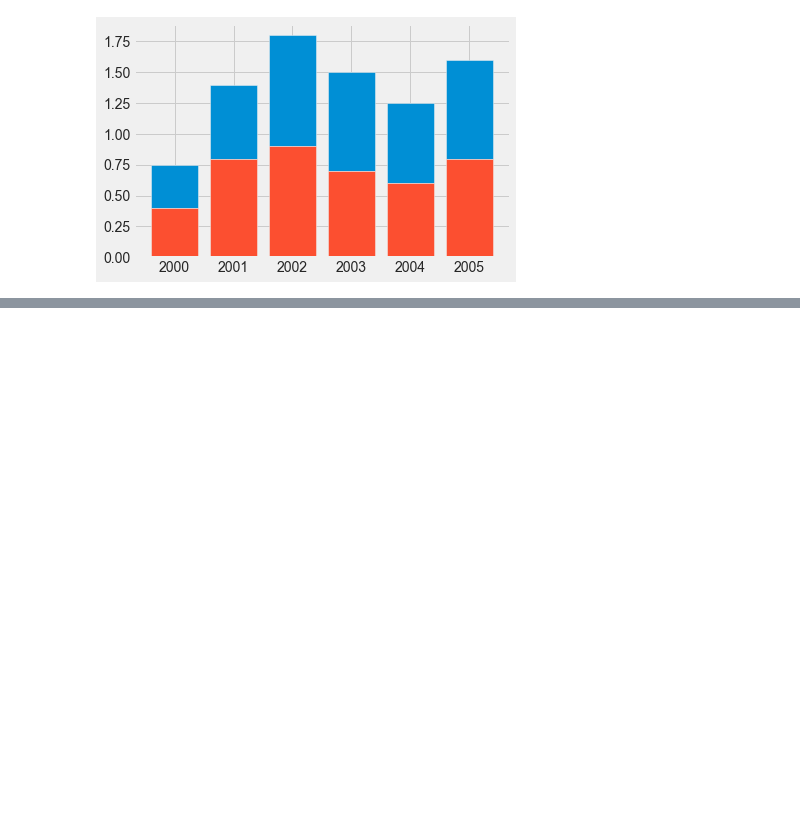
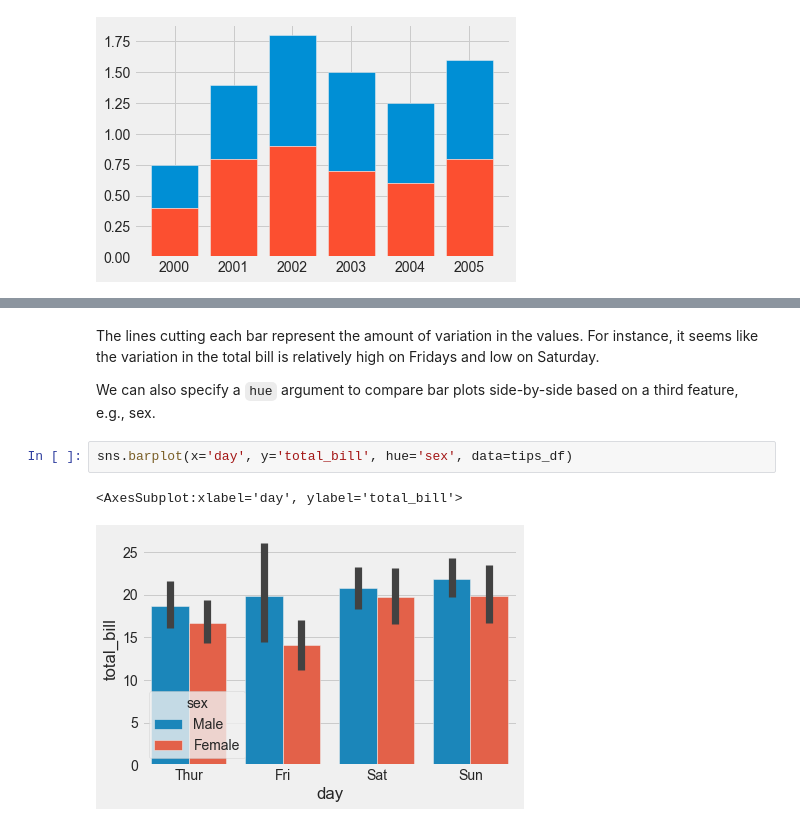
Before and after one commit to dajebbar/Jovian_Data_Analysis_with_python, a Jupyter notebook: Lesson_5_viz_with_matplotlib_and_seaborn/data-viz.ipynb, the cells around one changed output, grey strips where cells are left out. Drawn from its saved outputs; the diff is of its cells as text; blank space fills up the shorter version.

```diff
--- a/Lesson_5_viz_with_matplotlib_and_seaborn/data-viz.ipynb
+++ b/Lesson_5_viz_with_matplotlib_and_seaborn/data-viz.ipynb
@@ -372,0 +407,9 @@ plt.bar(years, oranges)
+# %% [markdown]
+The lines cutting each bar represent the amount of variation in the values. For instance, it seems like the variation in the total bill is relatively high on Fridays and low on Saturday.
+
+We can also specify a `hue` argument to compare bar plots side-by-side based on a third feature, e.g., sex.
+# %%
+sns.barplot(x='day', y='total_bill', hue='sex', data=tips_df)
+# %% [output]
+<AxesSubplot:xlabel='day', ylabel='total_bill'>
+[figure, added]
```
Also changed, not shown: parts of 6 cells of this notebook.
